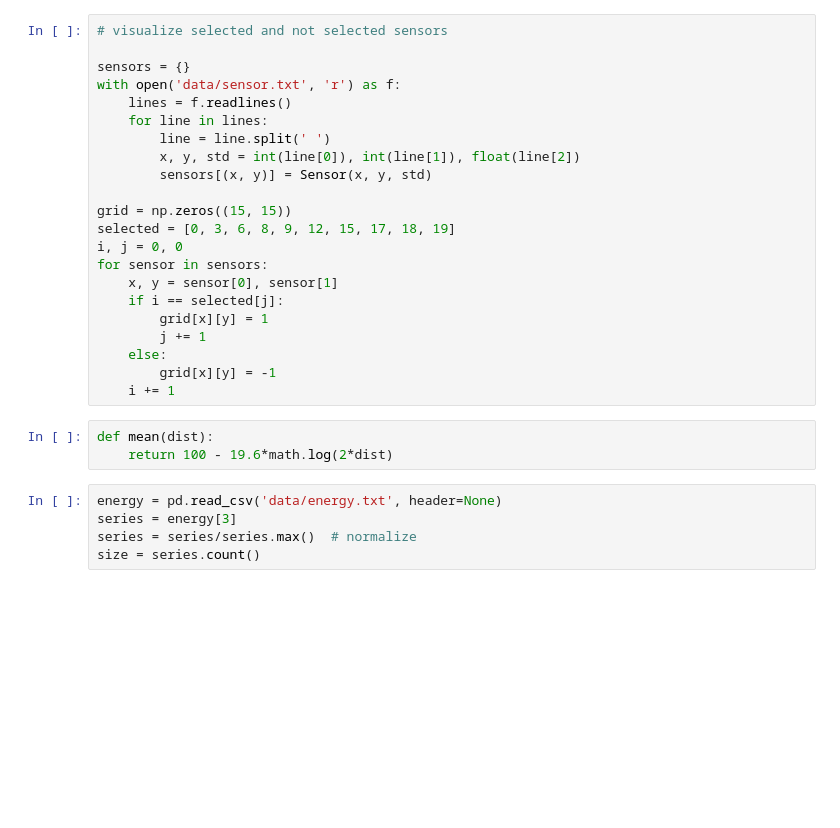
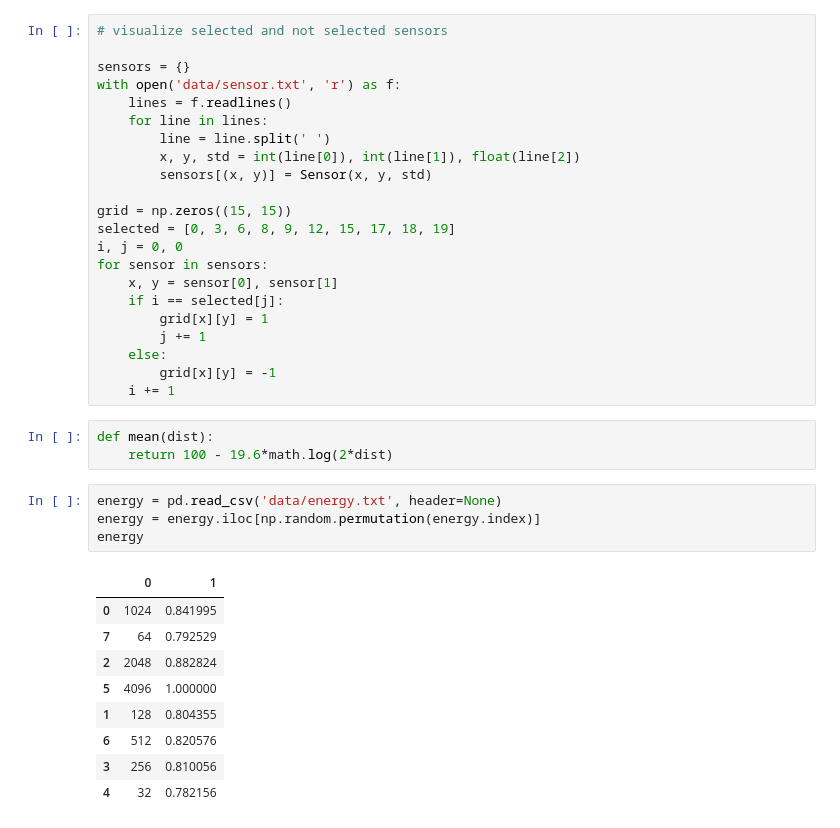
Before and after one commit to Wings-Lab/SelectSensor, a Jupyter notebook: testing.ipynb, the cells around one changed output. Cells and saved outputs as stored; diff of their text form; blank space fills up the shorter version.

```diff
--- a/testing.ipynb
+++ b/testing.ipynb
@@ -150,6 +151,15 @@ def mean(dist):
     return 100 - 19.6*math.log(2*dist)
 # %%
 energy = pd.read_csv('data/energy.txt', header=None)
-series = energy[3]
-series = series/series.max()  # normalize
-size = series.count()
+energy = energy.iloc[np.random.permutation(energy.index)]
+energy
+# %% [output]
+|  | 0 | 1 |
+| 0 | 1024 | 0.841995 |
+| 7 | 64 | 0.792529 |
+| 2 | 2048 | 0.882824 |
+| 5 | 4096 | 1.000000 |
+| 1 | 128 | 0.804355 |
+| 6 | 512 | 0.820576 |
+| 3 | 256 | 0.810056 |
+| 4 | 32 | 0.782156 |
```
Also changed, not shown: parts of 3 cells of this notebook, 5 other files.
